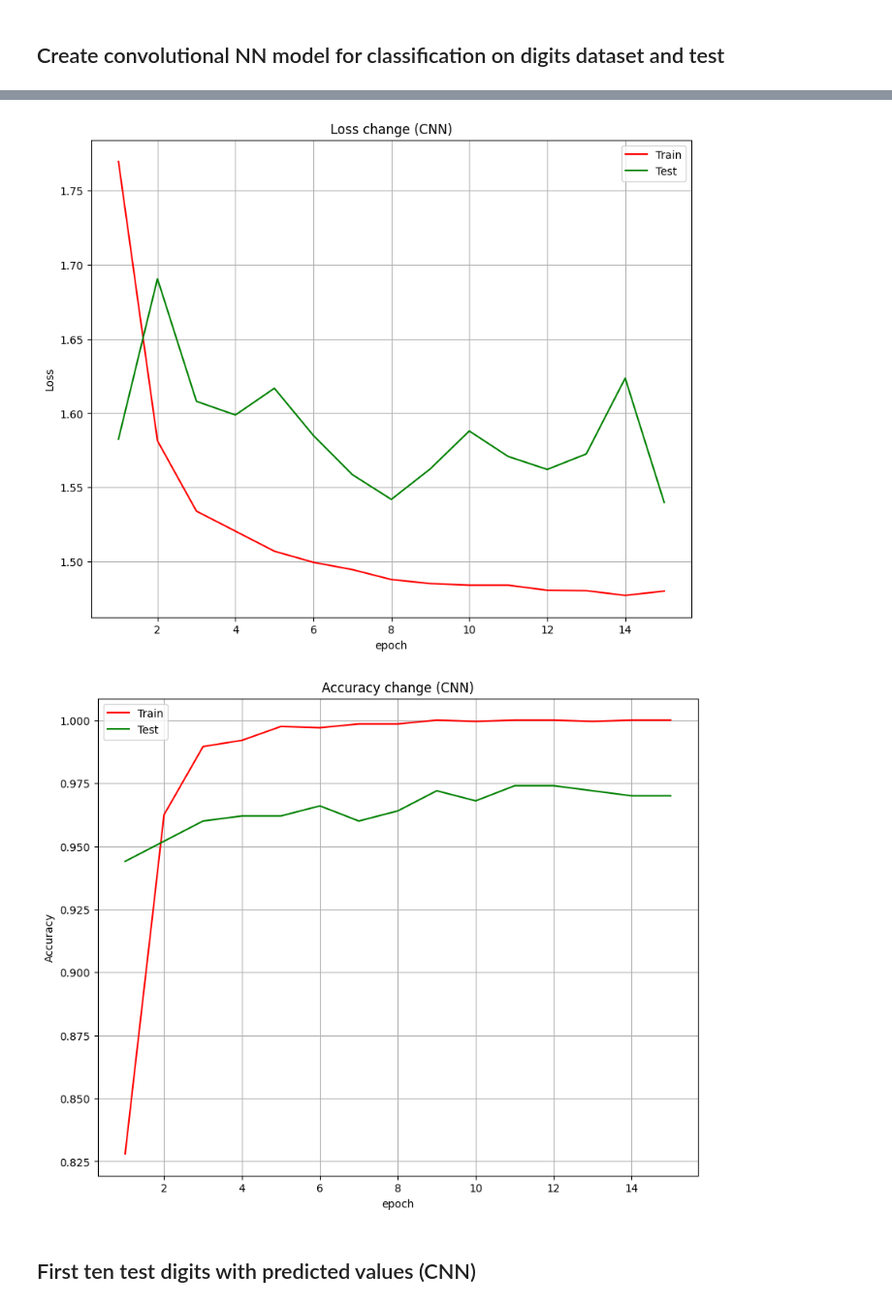
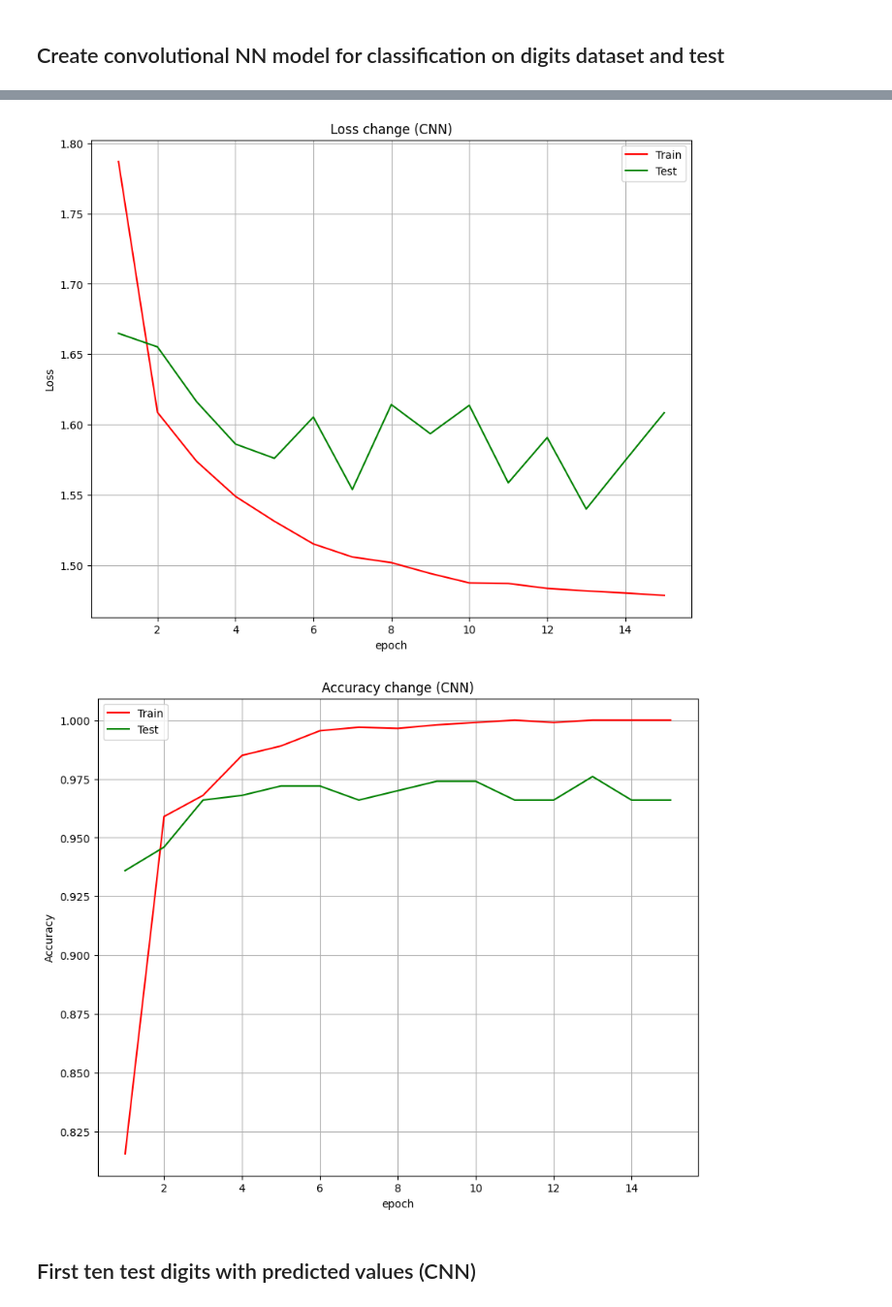
Before and after one commit to Vladfsociety/vladk-neural-network, a Jupyter notebook: notebooks/CNN.ipynb, the cells around one changed output, grey strips where cells are left out. Shown at 97% size. Drawn from its saved outputs; the diff is of its cells as text; code cells hidden in the pictures.

```diff
--- a/notebooks/CNN.ipynb
+++ b/notebooks/CNN.ipynb
@@ -202,12 +202,13 @@ def get_digits_data_cnn():
 train_data, test_data = get_digits_data_cnn()
 
 layers = [
-    Convolutional(LeakyRelu(), filters_num=8, kernel_size=3, name="conv_1"),
-    Convolutional(LeakyRelu(), filters_num=16, kernel_size=3, name="conv_2"),
-    Convolutional(LeakyRelu(), filters_num=32, kernel_size=3, name="conv_3"),
-    Flatten(name="flatten"),
-    FullyConnected(128, LeakyRelu(), name="fc_1"),
-    FullyConnected(10, Linear(), name="fc_2")
+    Convolutional(LeakyRelu(), filters_num=4, kernel_size=3, padding_type="same"),
+    Convolutional(LeakyRelu(), filters_num=8, kernel_size=3),
+    Convolutional(LeakyRelu(), filters_num=16, kernel_size=3),
+    MaxPool2D(),
+    Flatten(),
+    FullyConnected(64, LeakyRelu()),
+    FullyConnected(10, Linear()),
 ]
 cnn = NeuralNetwork(
     Input3D((1, 28, 28)),
@@ -256,5 +257,5 @@ Epoch: 15/15, train loss: 1.4801, train Accuracy: 1.0, test loss: 1.5399, test A
-[figure, old version]
+[figure, new version]
-[figure, old version]
+[figure, new version]
 # %% [markdown]
 ## First ten test digits with predicted values (CNN)
 # %%
```
Also changed, not shown: parts of 3 cells of this notebook, 1 other file.
